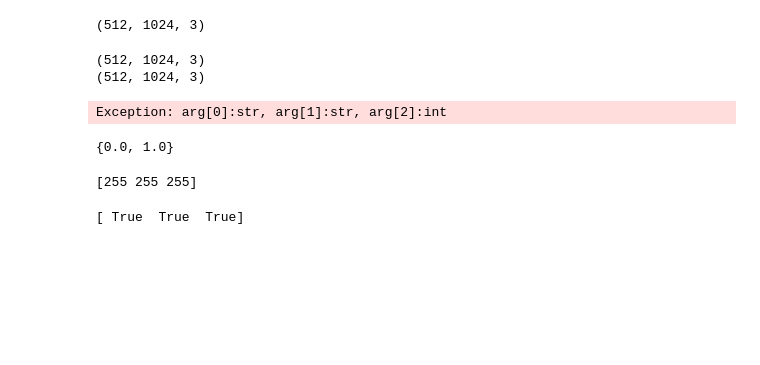
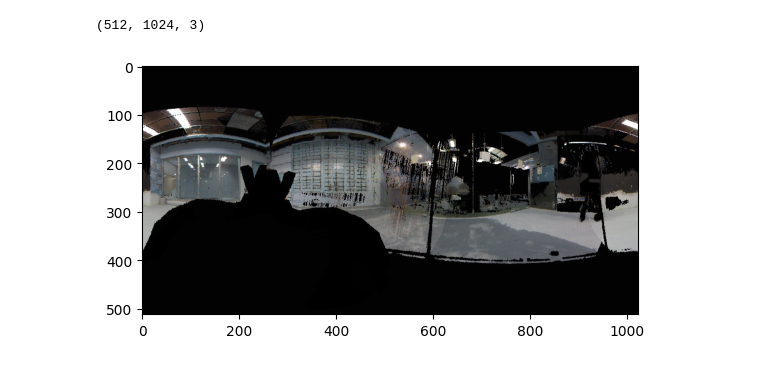
Before and after one commit to daeday/PCD_Denoise, a Jupyter notebook: test_inpaint.ipynb, the cells around one changed output. Saved outputs shown, nothing was run; the diff lists cells and outputs as text; code cells hidden in the pictures; blank space fills up the shorter version.

Commit message:
Inpainting

```diff
--- a/test_inpaint.ipynb
+++ b/test_inpaint.ipynb
@@ -67,26 +68,11 @@ print(np.shape(conversed_mask))
 # %% [output]
 (512, 1024, 3)
-# %%
-print(np.shape(conversed_mask))
-print(np.shape(prj_im))
-# %% [output]
-(512, 1024, 3)
-(512, 1024, 3)
 # %%
-inpaint = Inpaint(prj_im,conversed_mask)
+inpaint = Inpaint('./temp/temp_img.jpg','./temp/temp_mask.jpg')
 inpainted_img = inpaint()
-# %% [output]
-Exception: arg[0]:str, arg[1]:str, arg[2]:int
-# %%
-set(list(human_mask.flatten()))
-# %% [output]
-{0.0, 1.0}
-# %%
-mask_sample = cv2.imread('temp/lincoln_mask.png')
-print(mask_sample[0][0])
-# %% [output]
-[255 255 255]
-# %%
-print(np.array([255, 255, 255],dtype=np.uint8)==mask_sample[0][0])
-# %% [output]
-[ True  True  True]
+# %%
+cv2.imwrite('./temp/temp_inpainted.jpg', inpainted_img*255)
+plt.imshow(inpainted_img)
+plt.show()
+# %% [output]
+[figure, added]
```
Also changed, not shown: parts of 1 cell of this notebook.
